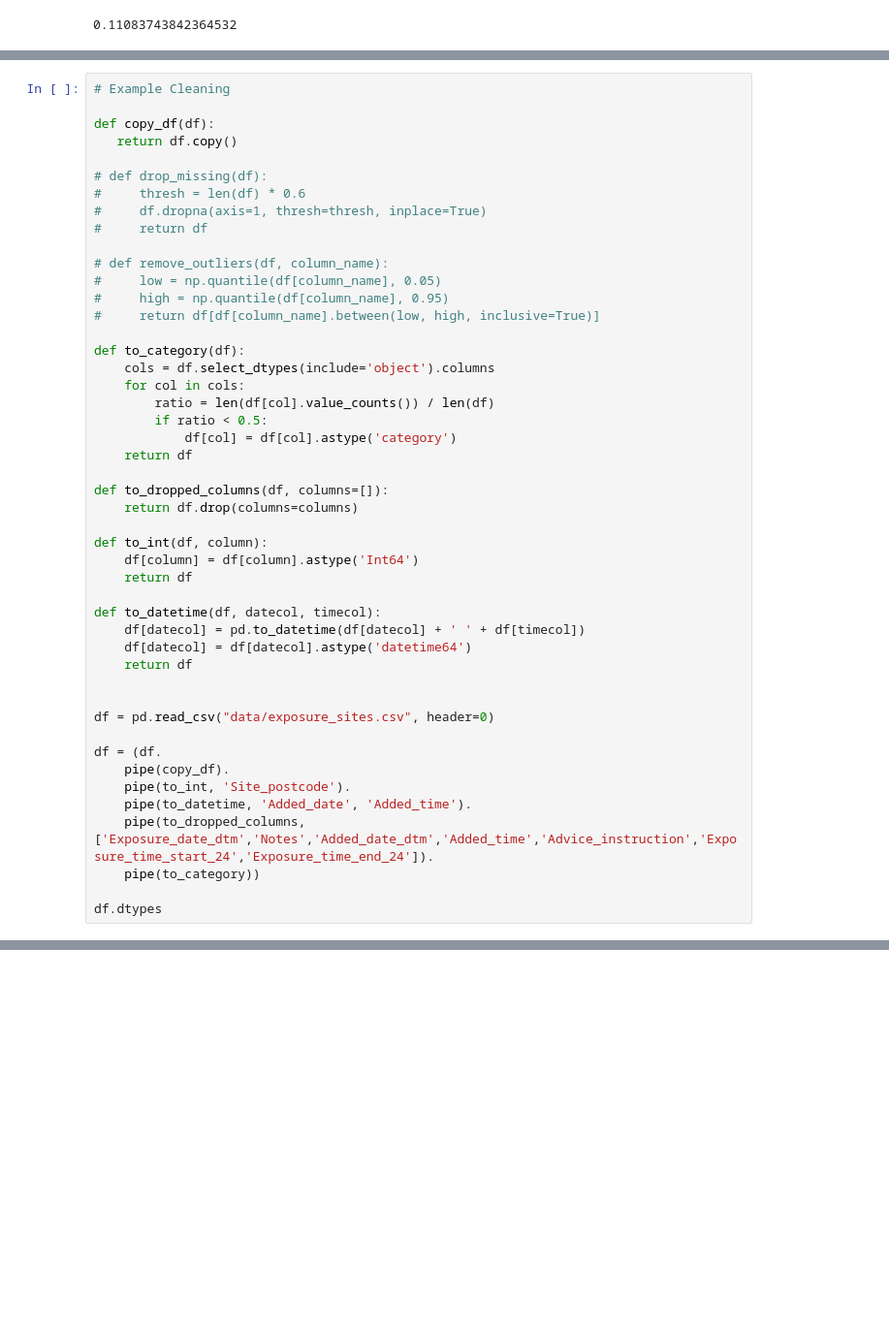
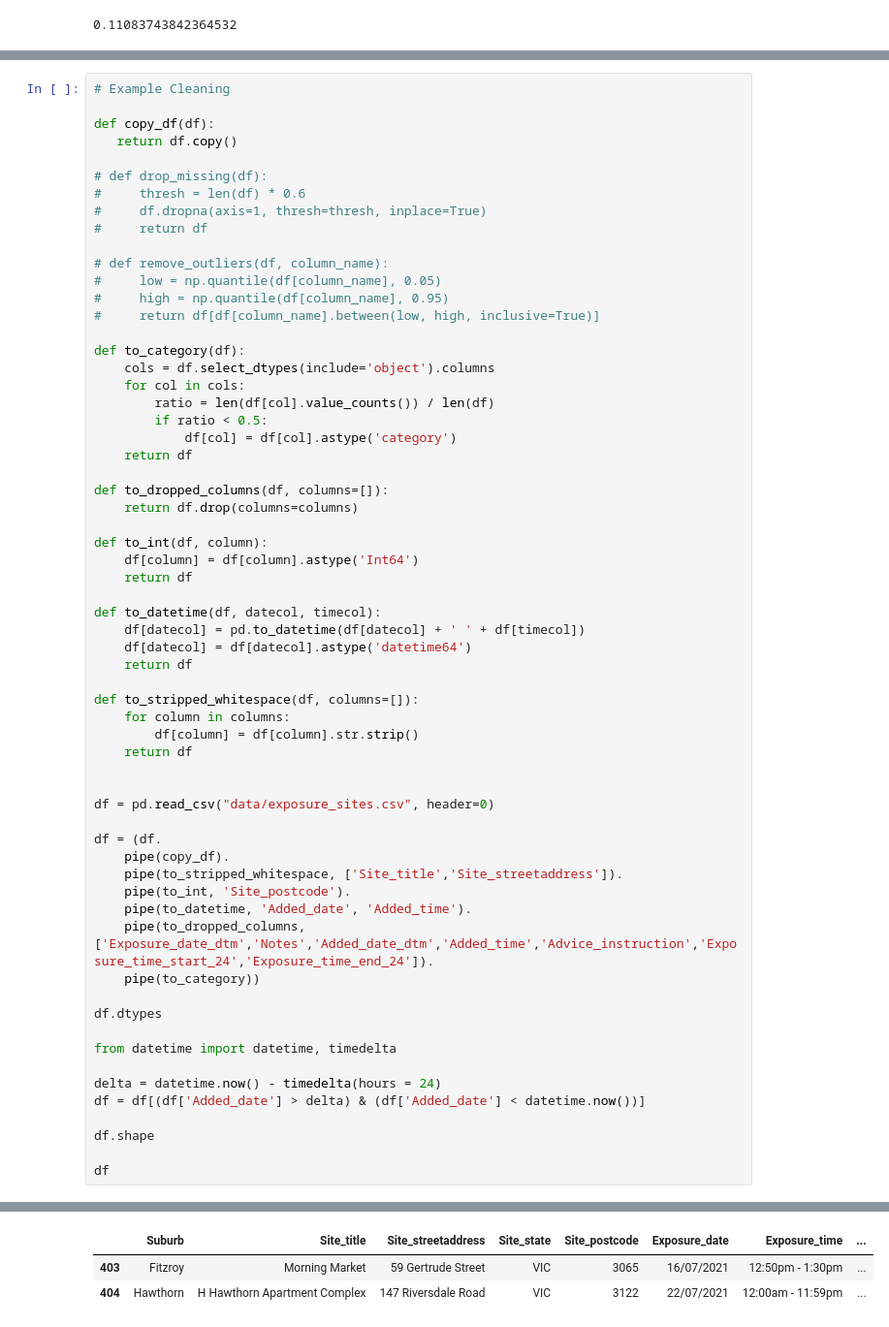
Before and after one commit to jamesmoriarty/victoria-exposure-site-bot, a Jupyter notebook: exposure_sites_validation.ipynb, the cells around one changed output, grey strips where cells are left out. Shown at 97% size. Drawn from its saved outputs; the diff is of its cells as text; blank space fills up the shorter version.

```diff
--- a/exposure_sites_validation.ipynb
+++ b/exposure_sites_validation.ipynb
@@ -149,15 +144,30 @@ def to_datetime(df, datecol, timecol):
     df[datecol] = df[datecol].astype('datetime64')
     return df
 
+def to_stripped_whitespace(df, columns=[]):
+    for column in columns:
+        df[column] = df[column].str.strip()
+    return df
+
 
 df = pd.read_csv("data/exposure_sites.csv", header=0)
 
 df = (df.
     pipe(copy_df).
+    pipe(to_stripped_whitespace, ['Site_title','Site_streetaddress']).
     pipe(to_int, 'Site_postcode').
     pipe(to_datetime, 'Added_date', 'Added_time').
     pipe(to_dropped_columns, ['Exposure_date_dtm','Notes','Added_date_dtm','Added_time','Advice_instruction','Exposure_time_start_24','Exposure_time_end_24']).
     pipe(to_category))
 
 df.dtypes
+
+from datetime import datetime, timedelta
+
+delta = datetime.now() - timedelta(hours = 24)
+df = df[(df['Added_date'] > delta) & (df['Added_date'] < datetime.now())]
+
+df.shape
+
+df
 # %% [output]
@@ -175,0 +174,3 @@ Name: Suburb, Length: 104, dtype: int64
+|  | Suburb | Site_title | Site_streetaddress | Site_state | Site_postcode | Exposure_date | Exposure_time | ... |
+| 403 | Fitzroy | Morning Market | 59 Gertrude Street | VIC | 3065 | 16/07/2021 | 12:50pm - 1:30pm | ... |
+| 404 | Hawthorn | H Hawthorn Apartment Complex | 147 Riversdale Road | VIC | 3122 | 22/07/2021 | 12:00am - 11:59pm | ... |
```
Also changed, not shown: parts of 2 cells of this notebook.
